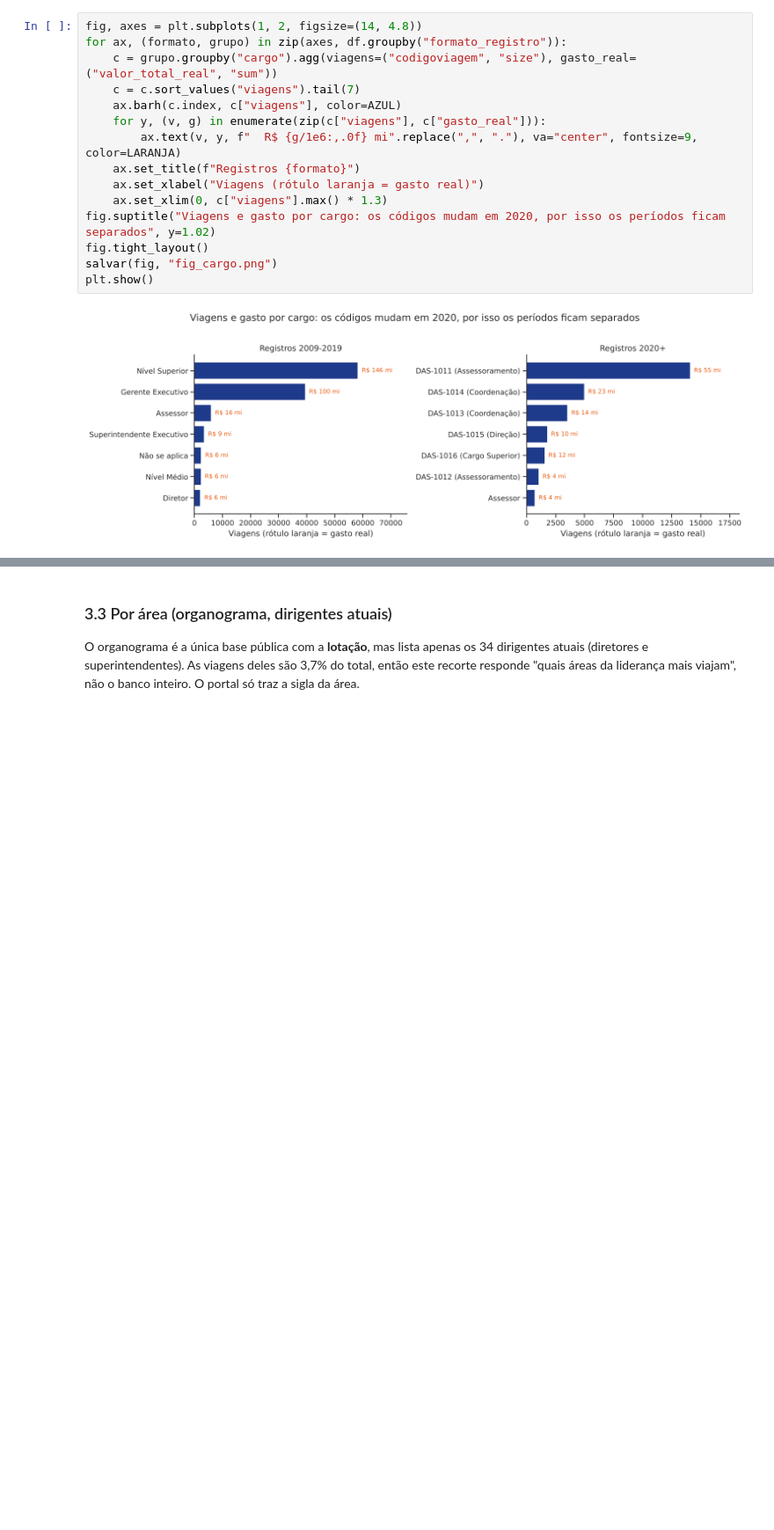
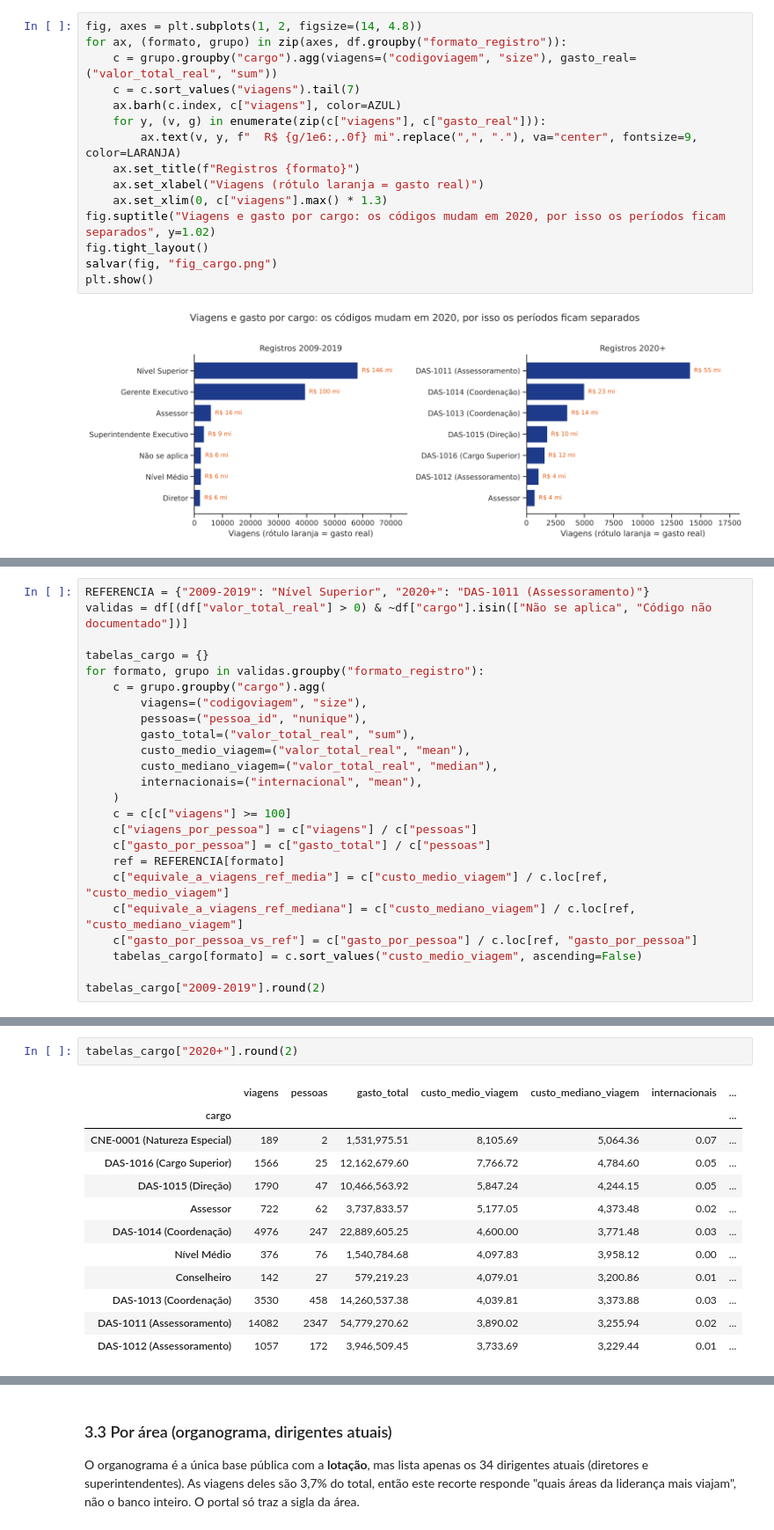
Before and after one commit to mochilicius/g2lingprog, a Jupyter notebook: notebooks/analise_exploratoria.ipynb, the cells around one changed output, grey strips where cells are left out. Shown at 88% size. Cells and saved outputs as stored; diff of their text form; blank space fills up the shorter version.

```diff
--- a/notebooks/analise_exploratoria.ipynb
+++ b/notebooks/analise_exploratoria.ipynb
@@ -300,0 +311,24 @@ plt.show()
+# %%
+REFERENCIA = {"2009-2019": "Nível Superior", "2020+": "DAS-1011 (Assessoramento)"}
+validas = df[(df["valor_total_real"] > 0) & ~df["cargo"].isin(["Não se aplica", "Código não documentado"])]
+
+tabelas_cargo = {}
+for formato, grupo in validas.groupby("formato_registro"):
+    c = grupo.groupby("cargo").agg(
+        viagens=("codigoviagem", "size"),
+        pessoas=("pessoa_id", "nunique"),
+        gasto_total=("valor_total_real", "sum"),
+        custo_medio_viagem=("valor_total_real", "mean"),
+        custo_mediano_viagem=("valor_total_real", "median"),
+        internacionais=("internacional", "mean"),
+    )
+    c = c[c["viagens"] >= 100]
+    c["viagens_por_pessoa"] = c["viagens"] / c["pessoas"]
+    c["gasto_por_pessoa"] = c["gasto_total"] / c["pessoas"]
+    ref = REFERENCIA[formato]
+    c["equivale_a_viagens_ref_media"] = c["custo_medio_viagem"] / c.loc[ref, "custo_medio_viagem"]
+    c["equivale_a_viagens_ref_mediana"] = c["custo_mediano_viagem"] / c.loc[ref, "custo_mediano_viagem"]
+    c["gasto_por_pessoa_vs_ref"] = c["gasto_por_pessoa"] / c.loc[ref, "gasto_por_pessoa"]
+    tabelas_cargo[formato] = c.sort_values("custo_medio_viagem", ascending=False)
+
+tabelas_cargo["2009-2019"].round(2)
@@ -300,0 +347,15 @@ plt.show()
+# %%
+tabelas_cargo["2020+"].round(2)
+# %% [output]
+|  | viagens | pessoas | gasto_total | custo_medio_viagem | custo_mediano_viagem | internacionais | ... |
+| cargo |  |  |  |  |  |  | ... |
+| CNE-0001 (Natureza Especial) | 189 | 2 | 1,531,975.51 | 8,105.69 | 5,064.36 | 0.07 | ... |
+| DAS-1016 (Cargo Superior) | 1566 | 25 | 12,162,679.60 | 7,766.72 | 4,784.60 | 0.05 | ... |
+| DAS-1015 (Direção) | 1790 | 47 | 10,466,563.92 | 5,847.24 | 4,244.15 | 0.05 | ... |
+| Assessor | 722 | 62 | 3,737,833.57 | 5,177.05 | 4,373.48 | 0.02 | ... |
+| DAS-1014 (Coordenação) | 4976 | 247 | 22,889,605.25 | 4,600.00 | 3,771.48 | 0.03 | ... |
+| Nível Médio | 376 | 76 | 1,540,784.68 | 4,097.83 | 3,958.12 | 0.00 | ... |
+| Conselheiro | 142 | 27 | 579,219.23 | 4,079.01 | 3,200.86 | 0.01 | ... |
+| DAS-1013 (Coordenação) | 3530 | 458 | 14,260,537.38 | 4,039.81 | 3,373.88 | 0.03 | ... |
+| DAS-1011 (Assessoramento) | 14082 | 2347 | 54,779,270.62 | 3,890.02 | 3,255.94 | 0.02 | ... |
+| DAS-1012 (Assessoramento) | 1057 | 172 | 3,946,509.45 | 3,733.69 | 3,229.44 | 0.01 | ... |
```
Also changed, not shown: parts of 4 cells of this notebook, 3 other files.
